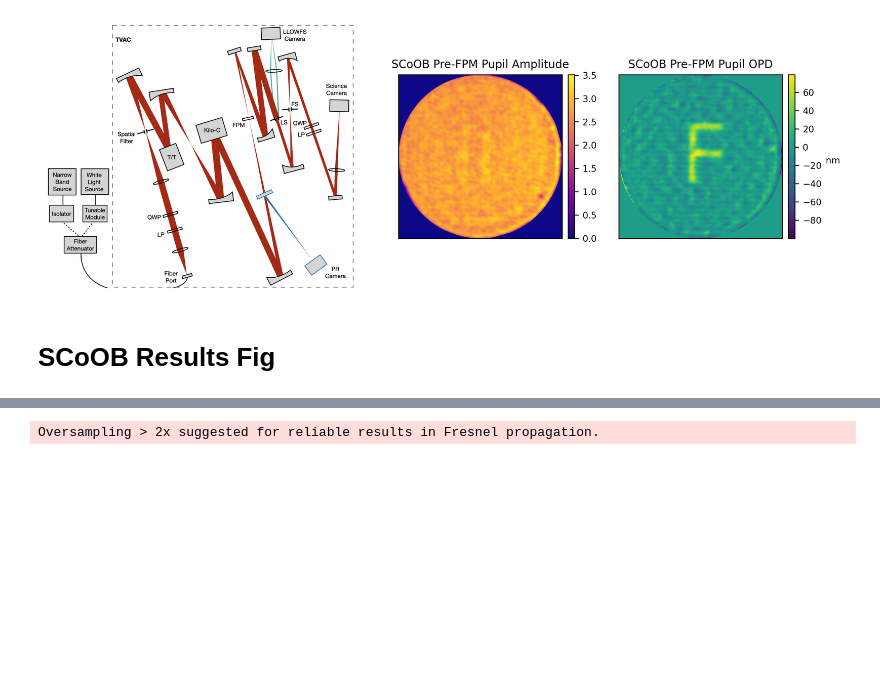
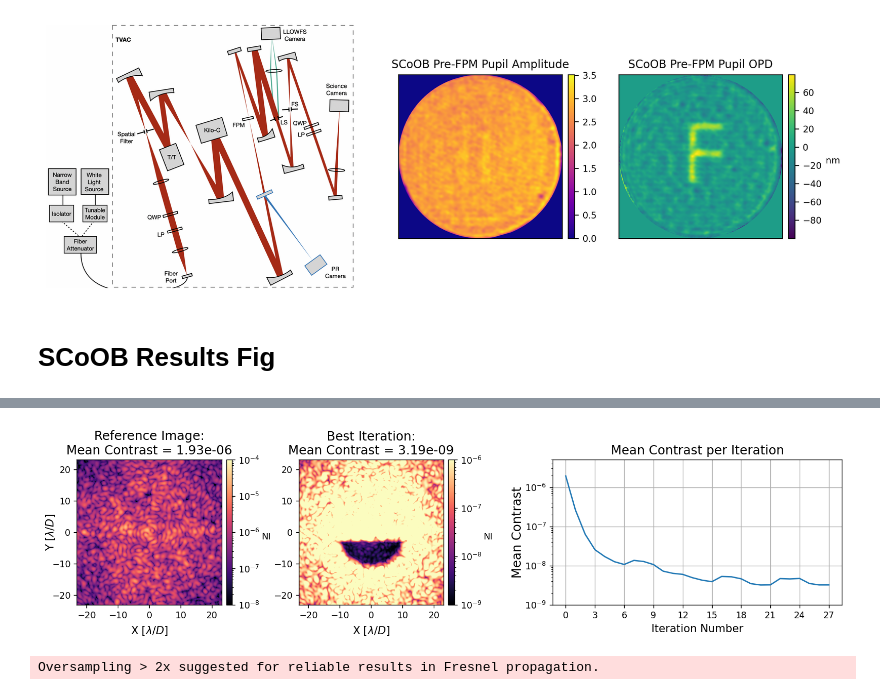
Before and after one commit to kian1377/aefc-vortex, a Jupyter notebook: scoob/make_scoob_figs.ipynb, the cells around one changed output, grey strips where cells are left out. Cells and saved outputs as stored; diff of their text form; code cells hidden in the pictures; blank space fills up the shorter version.

```diff
--- a/scoob/make_scoob_figs.ipynb
+++ b/scoob/make_scoob_figs.ipynb
@@ -83,3 +119,20 @@ fig.savefig('../figs/scoob_diagram_and_pr.pdf', format='pdf', bbox_inches="tight
+# %%
+from adefc_vortex import imshows
+reload(imshows)
+
+data = utils.load_pickle('data/20250114_iefc_run_1.pkl')
+data.update({'control_mask':data['control_mask_2']})
+
+imshows.plot_data_with_ref(
+    data,
+    im1vmax=1e-4, im1vmin=1e-8,
+    im2vmax=1e-6, im2vmin=1e-9,
+    vmax=5e-6, vmin=1e-9,
+    xticks=np.arange(0, 27+1, 3),
+    fname='../figs/scoob_mono_iefc.pdf',
+)
+# %% [output]
+[figure, added]
 # %%
 M = scoobm.MODEL()
 iwa = 3
```
Also changed, not shown: parts of 3 cells of this notebook, 4 other files.
